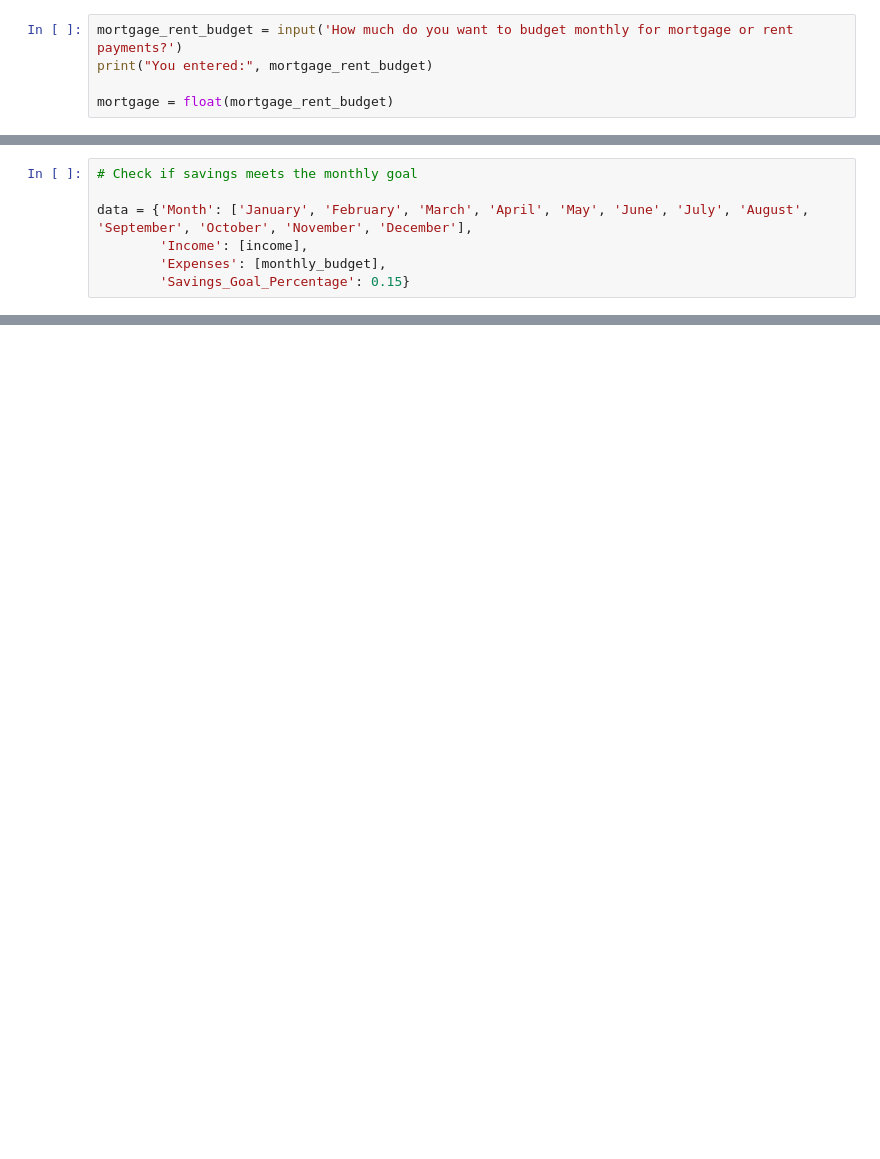
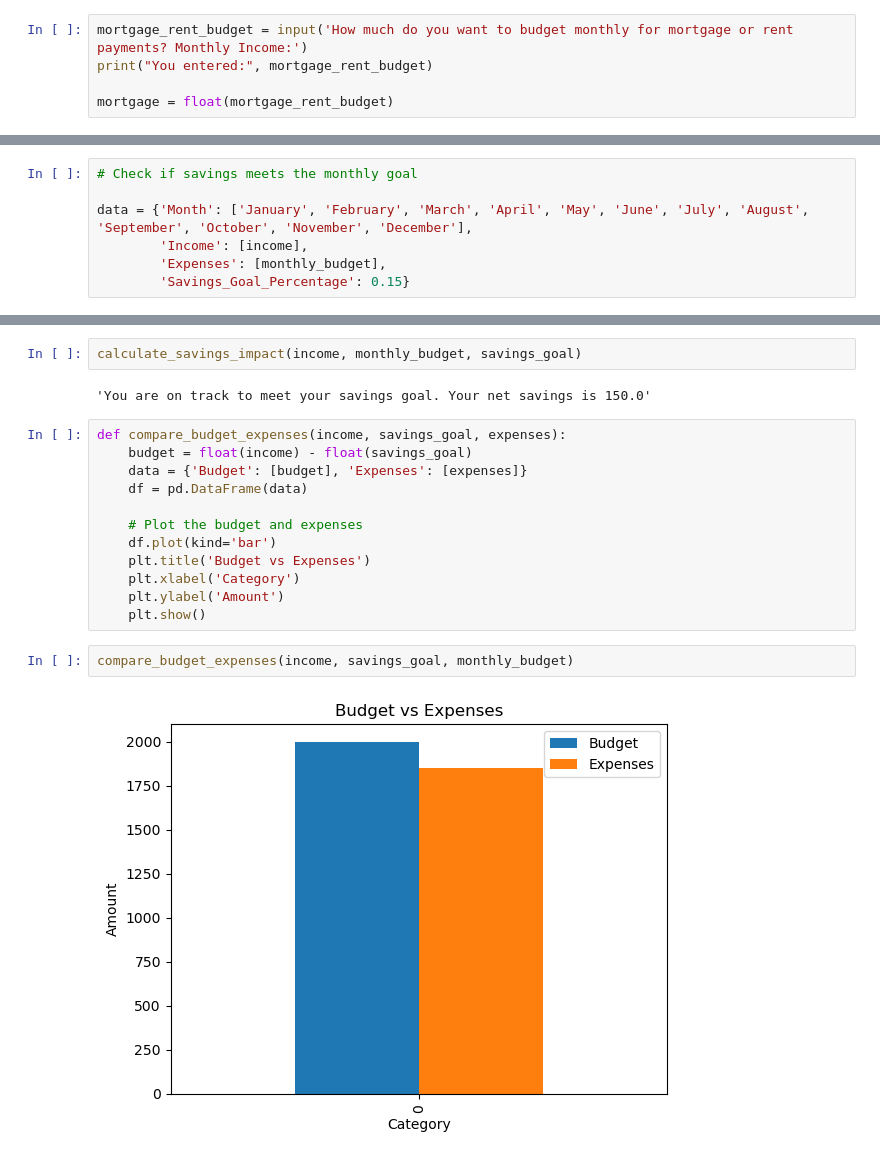
Before and after one commit to AnvithaChaluvadi/Personal-Finance-Management-Tool_Project1, a Jupyter notebook: finance_tool.ipynb, the cells around one changed output, grey strips where cells are left out. Saved outputs shown, nothing was run; the diff lists cells and outputs as text; blank space fills up the shorter version.

```diff
--- a/finance_tool.ipynb
+++ b/finance_tool.ipynb
@@ -428,5 +442,5 @@ You entered: 5000
 # %%
-mortgage_rent_budget = input('How much do you want to budget monthly for mortgage or rent payments?')
+mortgage_rent_budget = input('How much do you want to budget monthly for mortgage or rent payments? Monthly Income:')
 print("You entered:", mortgage_rent_budget)
 
 mortgage = float(mortgage_rent_budget)
@@ -487,0 +515,20 @@ data = {'Month': ['January', 'February', 'March', 'April', 'May', 'June', 'July'
+# %%
+calculate_savings_impact(income, monthly_budget, savings_goal)
+# %% [output]
+'You are on track to meet your savings goal. Your net savings is 150.0'
+# %%
+def compare_budget_expenses(income, savings_goal, expenses):
+    budget = float(income) - float(savings_goal)
+    data = {'Budget': [budget], 'Expenses': [expenses]}
+    df = pd.DataFrame(data)
+
+    # Plot the budget and expenses
+    df.plot(kind='bar')
+    plt.title('Budget vs Expenses')
+    plt.xlabel('Category')
+    plt.ylabel('Amount')
+    plt.show()
+# %%
+compare_budget_expenses(income, savings_goal, monthly_budget)
+# %% [output]
+[figure, added]
```
Also changed, not shown: parts of 18 cells of this notebook, 3 other files.
